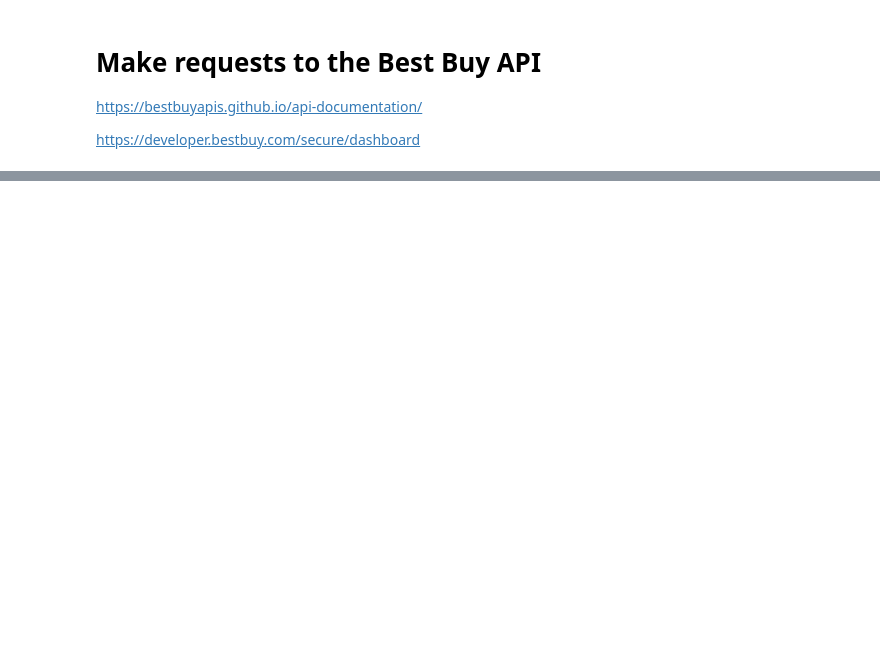
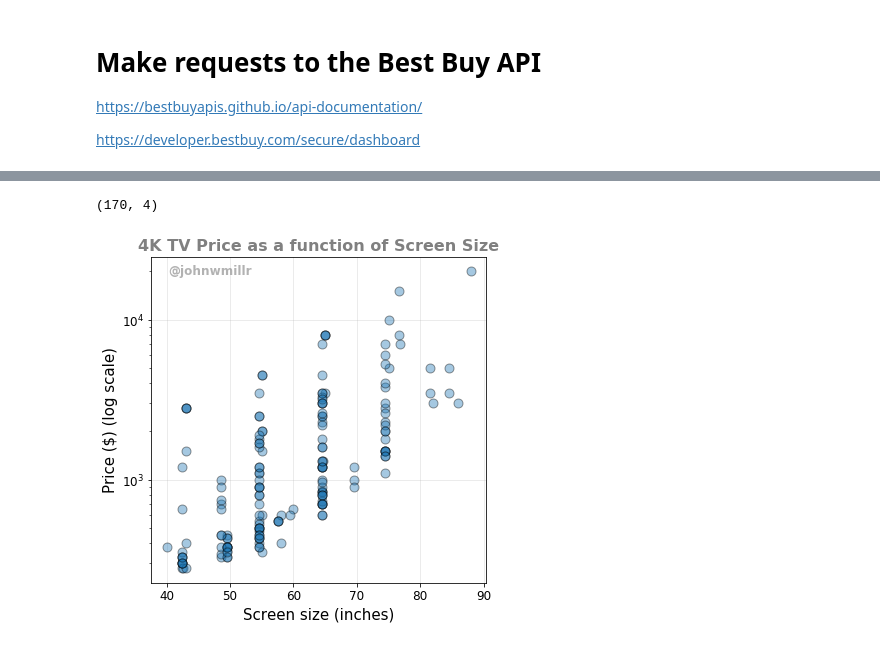
Before and after one commit to johnwmillr/BestBuyAPI, a Jupyter notebook: scrapeBestBuy.ipynb, the cells around one changed output, grey strips where cells are left out. Saved outputs shown, nothing was run; the diff lists cells and outputs as text; code cells hidden in the pictures; blank space fills up the shorter version.

Commit message:
Add price vs size plots

```diff
--- a/scrapeBestBuy.ipynb
+++ b/scrapeBestBuy.ipynb
@@ -67,0 +27,27 @@ Your search started with product number 1 and ended with number 0
+# %%
+def assemble_request(search_term, **kwargs):
+    s = ""
+    for key, value in params.items():
+        s += f"&{key}={value}"
+    url = f"https://api.bestbuy.com/v1/products((search={search_term.replace(' ', '%20')})&(categoryPath.id=abcat0101000))?apiKey={api_key}&format=json" + s
+    return url
+# %%
+fields = 'name,regularPrice,screenSizeIn,sku'
+products = pd.DataFrame(columns=fields.split(','))
+search_term = "4K"
+for page_num in range(1, 20):
+    params = {'page': page_num,
+              'pageSize': 50,
+              'show': fields}
+    url = assemble_request(search_term, **params)
+
+    # Make the request
+    r = session.get(url)
+    assert r.status_code == 200, f"Bad response: {r.status_code}"
+    tmp = pd.DataFrame(r.json()['products'])
+    print(f"Found {len(tmp)} product results")
+    if not len(tmp):
+        break
+    products = pd.concat([products, tmp])
+    time.sleep(5)
+products.drop_duplicates(subset=['sku'], inplace=True)
@@ -67,0 +72,4 @@ Your search started with product number 1 and ended with number 0
+# %%
+products.shape
+# %% [output]
+(170, 4)
@@ -67,0 +78,15 @@ Your search started with product number 1 and ended with number 0
+# %%
+products['price_in_thousands'] = products.regularPrice / 1e3
+products['price_log'] = np.log(products.regularPrice)
+# %%
+products.plot(y='regularPrice', x='screenSizeIn', style='o', ms=9, alpha=0.4, fontsize=12,
+              figsize=(6, 6), legend=False, markeredgecolor='k',
+              logy=True)
+plt.xlabel("Screen size (inches)", fontsize=15)
+plt.ylabel("Price ($) (log scale)", fontsize=15)
+plt.title("4K TV Price as a function of Screen Size", fontsize=16, color="gray", weight="heavy", loc='center')
+plt.grid(True, axis='both', alpha=0.3)
+plt.text(40.3, 19.2e3, "@johnwmillr", ha="left", fontsize=12, color='gray', weight='heavy', alpha=0.6)
+plt.savefig("./price_vs_size_logy.png", dpi=300, bbox_inches='tight')
+# %% [output]
+[figure, added]
```
Also changed, not shown: parts of 21 cells of this notebook.
